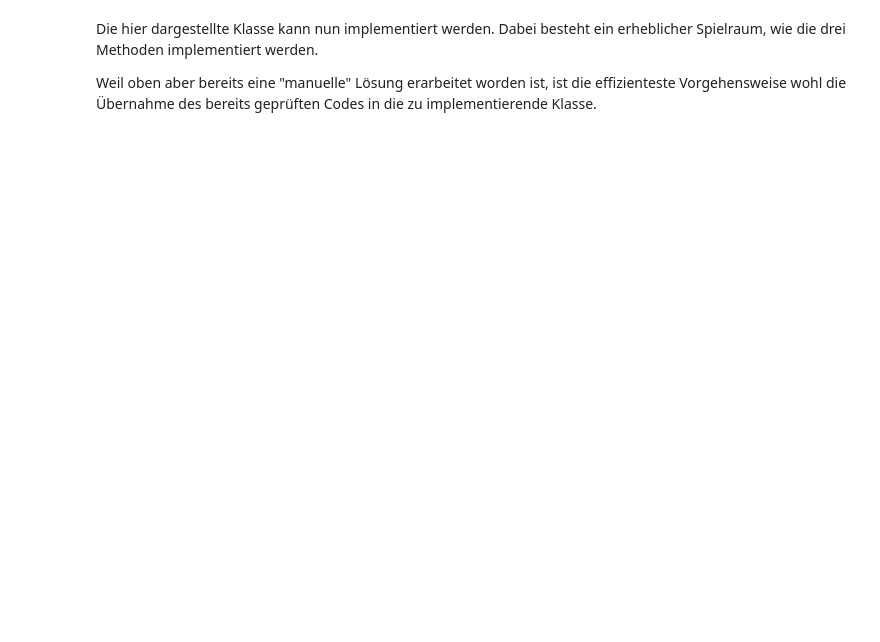
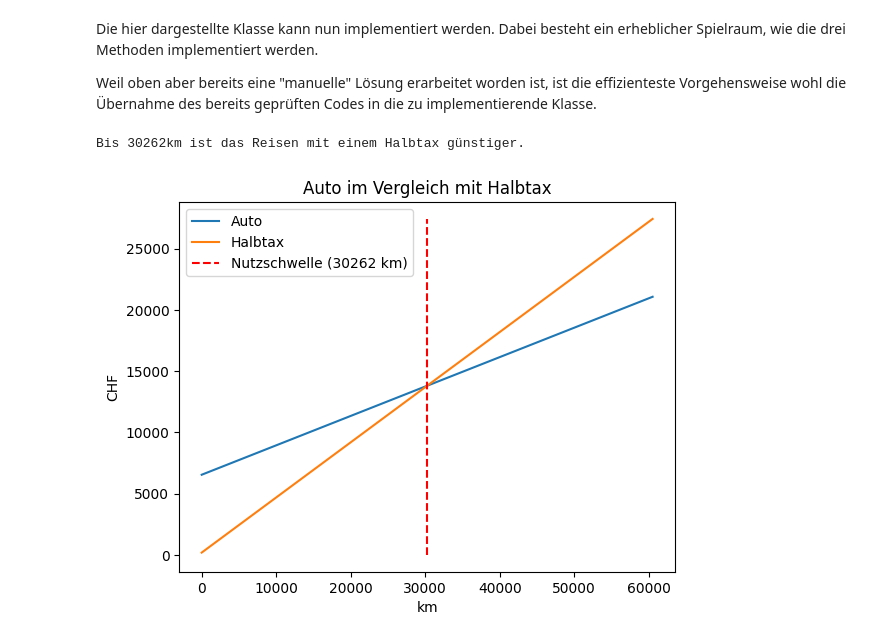
Before and after one commit to ProgrammierenNachOFI/Investitionsrechnung, a Jupyter notebook: docs/break_even/break_even_muloe.ipynb, the cells around one changed output. Cells and saved outputs as stored; diff of their text form; code cells hidden in the pictures; blank space fills up the shorter version.

```diff
--- a/docs/break_even/break_even_muloe.ipynb
+++ b/docs/break_even/break_even_muloe.ipynb
@@ -238,14 +242,14 @@ Die hier dargestellte Klasse kann nun implementiert werden. Dabei besteht ein er
 
 Weil oben aber bereits eine "manuelle" Lösung erarbeitet worden ist, ist die effizienteste Vorgehensweise wohl die Übernahme des bereits geprüften Codes in die zu implementierende Klasse.
 # %%
-class BEO1:
+class BEO:
     def __init__(self,
                  titel : str,
                  kostentreiber : str,
                  v_kosten : float,
                  f_kosten : float = 0):
         """
-        Initialisiert eine neue Instanz der BEO1-Klasse.
+        Initialisiert eine neue Instanz der BEO-Klasse.
 
         :param titel: Der Titel des Objekts zur Identifizierung in
                       den Plots.
@@ -262,9 +266,9 @@ class BEO1:
 
     def break_even_point(self, other):
         """
-        Berechnet den Break-Even-Point zwischen zwei BEO1-Objekten.
+        Berechnet den Break-Even-Point zwischen zwei BEO-Objekten.
 
-        :param other: Ein anderes BEO1-Objekt, mit dem verglichen wird.
+        :param other: Ein anderes BEO-Objekt, mit dem verglichen wird.
         :return: Der Break-Even-Point als Lösung der Gleichung.
         """
 
@@ -278,10 +282,10 @@ class BEO1:
 
     def plot_vergleich(self, other):
         """
-        Erstellt einen Vergleichsplot zweier BEO1-Objekte
+        Erstellt einen Vergleichsplot zweier BEO-Objekte
         und zeigt den Break-Even-Point.
 
-        :param other: Ein anderes BEO1-Objekt, mit dem verglichen wird.
+        :param other: Ein anderes BEO-Objekt, mit dem verglichen wird.
         """
 
         bep = self.break_even_point(other)
@@ -323,7 +327,7 @@ class BEO1:
 
     def plot_kosten(self):
         """
-        Erstellt einen Plot des Kostenverlaufs für das BEO1-Objekt.
+        Erstellt einen Plot des Kostenverlaufs für das BEO-Objekt.
         """
 
         maximum = 200
@@ -338,11 +342,14 @@ class BEO1:
         plt.legend()
         plt.show()
 # %%
-halbtax = BEO1('Halbtax', 'km', 0.45, 190)
-auto = BEO1('Auto', 'km', 0.24, 6_545)
-ga = BEO1('Generalabonnement', 'km', 0.0, 6_520)
+halbtax = BEO('Halbtax', 'km', 0.45, 190)
+auto = BEO('Auto', 'km', 0.24, 6_545)
+ga = BEO('Generalabonnement', 'km', 0.0, 6_520)
 
 break_even = auto.break_even_point(halbtax)
 print(f'Bis {round(break_even)}{halbtax.kostentreiber} ist das Reisen', end='')
 print(f' mit einem {halbtax.titel} günstiger.')
 auto.plot_vergleich(halbtax)
+# %% [output]
+Bis 30262km ist das Reisen mit einem Halbtax günstiger.
+[figure, added]
```
Also changed, not shown: parts of 2 cells of this notebook.
